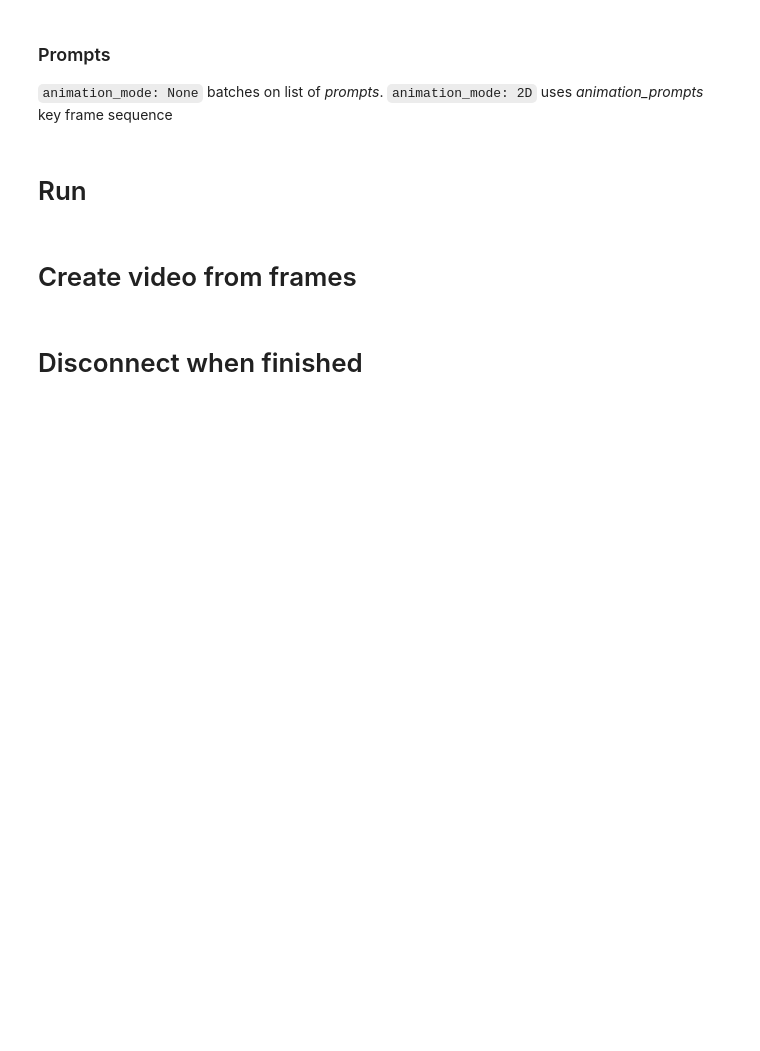
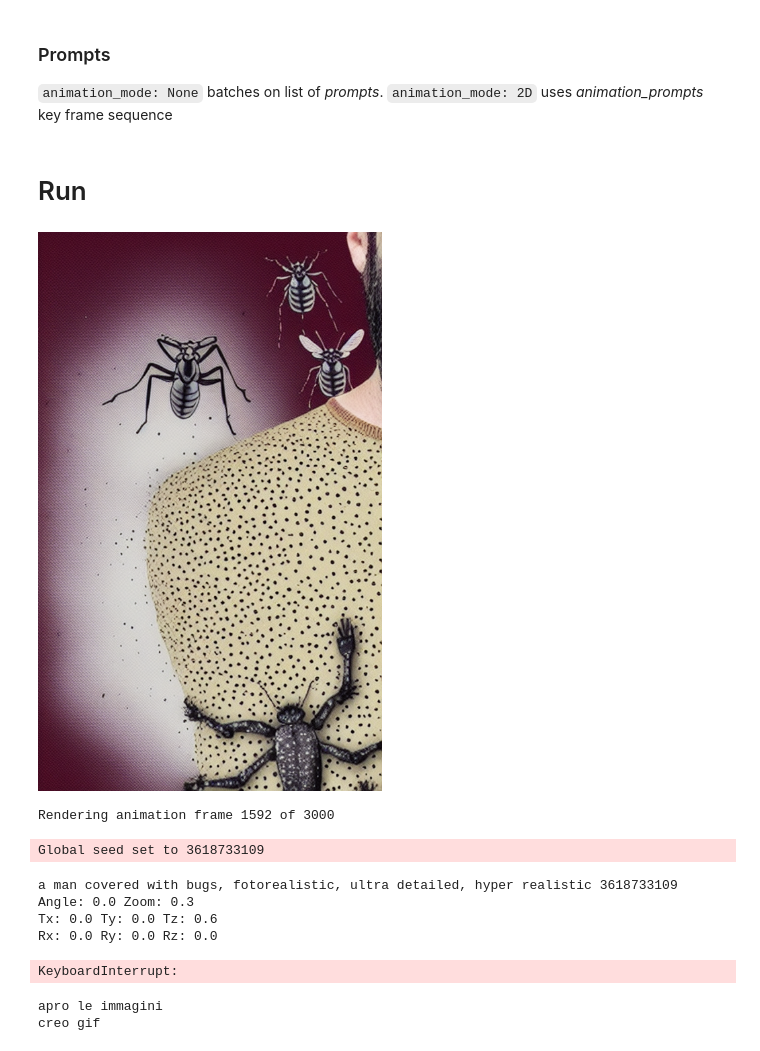
Before and after one commit to MatteoSid/deforum-stable-diffusion, a Jupyter notebook: Deforum_Stable_Diffusion.ipynb, the cells around one changed output. Saved outputs shown, nothing was run; the diff lists cells and outputs as text; code cells hidden in the pictures; blank space fills up the shorter version.

```diff
--- a/Deforum_Stable_Diffusion.ipynb
+++ b/Deforum_Stable_Diffusion.ipynb
@@ -329,18 +273,18 @@ def DeforumAnimArgs():
 
     #@markdown ####**Animation:**
     animation_mode = '3D' #@param ['None', '2D', '3D', 'Video Input', 'Interpolation'] {type:'string'}
-    max_frames = 300 #@param {type:"number"}
+    max_frames = 3000 #@param {type:"number"}
     border = 'replicate' #@param ['wrap', 'replicate'] {type:'string'}
 
     #@markdown ####**Motion Parameters:**
     angle = "0:(0)"#@param {type:"string"}
-    zoom = "0:(1.04)"#@param {type:"string"}
+    zoom = "0:(.3)"#@param {type:"string"}
     translation_x = "0:(0)"#@param {type:"string"}
-    translation_y = "0:(2)"#@param {type:"string"}
-    translation_z = "0:(6)"#@param {type:"string"}
-    rotation_3d_x = "0:(.8)"#@param {type:"string"}
-    rotation_3d_y = "0:(.3)"#@param {type:"string"}
-    rotation_3d_z = "0:(.2)"#@param {type:"string"}
+    translation_y = "0:(0)"#@param {type:"string"}
+    translation_z = "0:(.6)"#@param {type:"string"}
+    rotation_3d_x = "0:(0)"#@param {type:"string"}
+    rotation_3d_y = "0:(0)"#@param {type:"string"}
+    rotation_3d_z = "0:(0)"#@param {type:"string"}
     flip_2d_perspective = False #@param {type:"boolean"}
     perspective_flip_theta = "0:(0)"#@param {type:"string"}
     perspective_flip_phi = "0:(t%15)"#@param {type:"string"}
@@ -365,7 +309,7 @@ def DeforumAnimArgs():
     save_depth_maps = False #@param {type:"boolean"}
 
     #@markdown ####**Video Input:**
-    video_init_path ='/content/video_in.mp4'#@param {type:"string"}
+    video_init_path ='download.mp4'#@param {type:"string"}
     extract_nth_frame = 1#@param {type:"number"}
     overwrite_extracted_frames = True #@param {type:"boolean"}
     use_mask_video = False #@param {type:"boolean"}
@@ -414,9 +389,27 @@ animation_prompts = {
 # %% [markdown]
 # Run
 # %%
+from datetime import datetime
+
+animation_prompts = {
+    0: "hand writing a book, fotorealistic, ultra detailed, hyper realistic",
+    300: "house made of books, fotorealistic, ultra detailed, hyper realistic",
+    600: "fear of the dark, fotorealistic, ultra detailed, hyper realistic",
+    900: "bugss under the face, fotorealistic, ultra detailed, hyper realistic",
+    1200: "a man covered with bugs, fotorealistic, ultra detailed, hyper realistic",
+    # 500: "hand writing a book, fotorealistic, ultra detailed, hyper realistic",
+    # 600: "hand writing a book, fotorealistic, ultra detailed, hyper realistic",
+    # 700: "hand writing a book, fotorealistic, ultra detailed, hyper realistic",
+    # 800: "hand writing a book, fotorealistic, ultra detailed, hyper realistic",
+    # 900: "hand writing a book, fotorealistic, ultra detailed, hyper realistic",
+    # 1000: "hand writing a book, fotorealistic, ultra detailed, hyper realistic",
+}
+name = "bojack"
+
 #@markdown **Load Settings**
 override_settings_with_file = False #@param {type:"boolean"}
-custom_settings_file = "/content/drive/MyDrive/Settings.txt"#@param {type:"string"}
+custom_settings_file = "settings/512x512_aesthetic_0.json"#@param {type:"string"}
+name = f"{datetime.now().strftime('%Y%m%d_%H%M')}_{name}"
 
 def Root():
     return locals()
@@ -424,11 +417,12 @@ def Root():
 def DeforumArgs():
     #@markdown **Image Settings**
     W = 512 #@param
-    H = 512 #@param
+    H = 869 #@param
     W, H = map(lambda x: x - x % 64, (W, H))  # resize to integer multiple of 64
 
     #@markdown **Sampling Settings**
-    seed = -1 #@param
+    # seed = -1 #@param
+    seed = -1
     sampler = 'euler_ancestral' #@param ["klms","dpm2","dpm2_ancestral","heun","euler","euler_ancestral","plms", "ddim"]
     steps = 100 #@param
     scale = 7 #@param
@@ -450,7 +444,7 @@ def DeforumArgs():
 
     #@markdown **Batch Settings**
     n_batch = 1 #@param
-    batch_name = "test6" #@param {type:"string"}
+    batch_name = name #@param {type:"string"}
     filename_format = "{timestring}_{index}_{prompt}.png" #@param ["{timestring}_{index}_{seed}.png","{timestring}_{index}_{prompt}.png"]
     seed_behavior = "iter" #@param ["iter","fixed","random"]
     make_grid = False #@param {type:"boolean"}
@@ -549,36 +543,43 @@ root.half_precision = True
 # Load clip model if using clip guidance
 if (args.clip_scale > 0) or (args.aesthetics_scale > 0):
     root.clip_model = clip.load(args.clip_name, jit=False)[0].eval().requires_grad_(False).to(device)
-    if (args.aesthetics_scale > 0):
-        root.aesthetics_model = load_aesthetics_model(args, root)
+    # if (args.aesthetics_scale > 0):
+    root.aesthetics_model = load_aesthetics_model(args, root)
 
 if args.seed == -1:
     args.seed = random.randint(0, 2**32 - 1)
 if not args.use_init:
     args.init_image = None
 if args.sampler == 'plms' and (args.use_init or anim_args.animation_mode != 'None'):
-    print(f"Init images aren't supported with PLMS yet, switching to KLMS")
+    print("Init images aren't supported with PLMS yet, switching to KLMS")
     args.sampler = 'klms'
 if args.sampler != 'ddim':
     args.ddim_eta = 0
 
 if anim_args.animation_mode == 'None':
     anim_args.max_frames = 1
 elif anim_args.animation_mode == 'Video Input':
     args.use_init = True
 
 # clean up unused memory
 gc.collect()
 torch.cuda.empty_cache()
 
 # dispatch to appropriate renderer
-if anim_args.animation_mode == '2D' or anim_args.animation_mode == '3D':
+if anim_args.animation_mode in ['2D', '3D']:
     render_animation(args, anim_args, animation_prompts, root)
 elif anim_args.animation_mode == 'Video Input':
     render_input_video(args, anim_args, animation_prompts, root)
 elif anim_args.animation_mode == 'Interpolation':
     render_interpolation(args, anim_args, animation_prompts, root)
 else:
     render_image_batch(args, prompts, root)
+# %% [output]
+[figure, added]
+Rendering animation frame 1592 of 3000
+Global seed set to 3618733109
+a man covered with bugs, fotorealistic, ultra detailed, hyper realistic 3618733109
+Angle: 0.0 Zoom: 0.3
+Tx: 0.0 Ty: 0.0 Tz: 0.6
+Rx: 0.0 Ry: 0.0 Rz: 0.0
+KeyboardInterrupt:
-# %% [markdown]
-# Create video from frames
@@ -648,7 +586,8 @@ else:
 # %%
+import os
 from PIL import Image
 
-image_folder='output/2022-11/test6'
+image_folder=f'output/2022-11/{name}'
 
 image_files = [os.path.join(image_folder,img)
                for img in os.listdir(image_folder)
@@ -657,4 +596,7 @@ print("apro le immagini")
 images = [Image.open(x) for x in image_files]
 
 print("creo gif")
-images[0].save(f'GIFs/{image_folder.split("/")[-1]}.gif', save_all=True, append_images=images[1:], optimize=False, duration=int(len(images)/60), loop=0)
+images[0].save(f'GIFs/{image_folder.split("/")[-1]}.gif', save_all=True, append_images=images[1:], optimize=False, duration=30, loop=0)
+# %% [output]
+apro le immagini
+creo gif
@@ -672,2 +602,0 @@ clip.write_videofile('my_video.mp4')
-# %% [markdown]
-# Disconnect when finished
```
Also changed, not shown: parts of 8 cells of this notebook.
